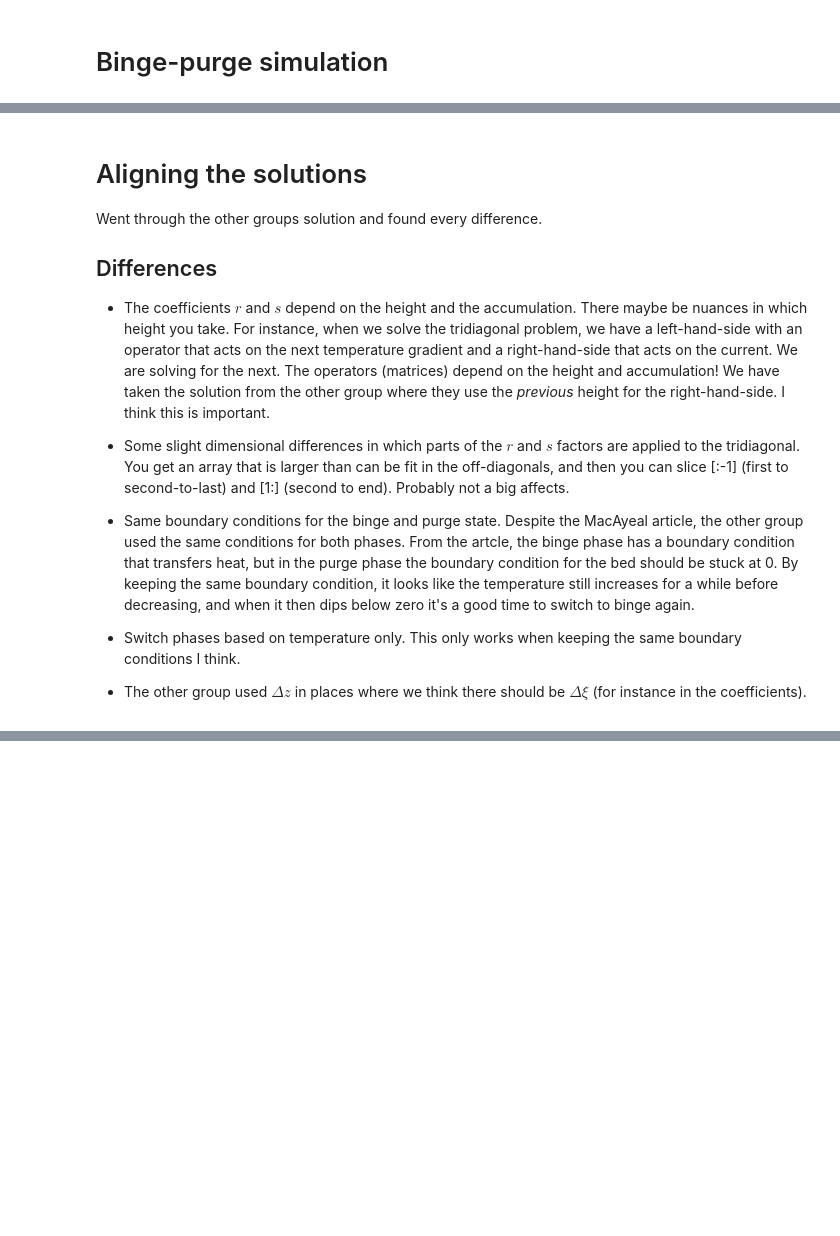
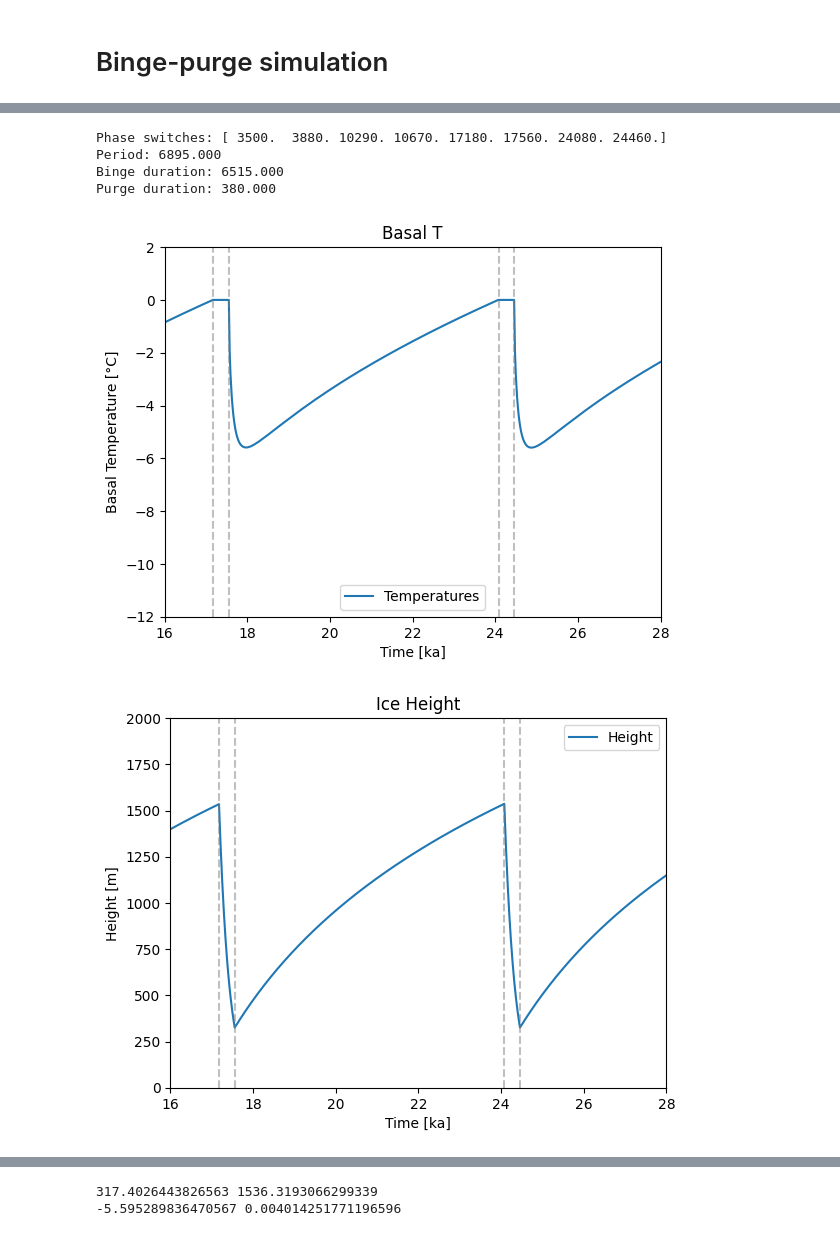
Before and after one commit to Bjartensen/binge_purge_eacp, a Jupyter notebook: project.ipynb, the cells around one changed output, grey strips where cells are left out. Saved outputs shown, nothing was run; the diff lists cells and outputs as text; code cells hidden in the pictures; blank space fills up the shorter version.

```diff
--- a/project.ipynb
+++ b/project.ipynb
@@ -753,16 +727,41 @@ No artists with labels found to put in legend.  Note that artists whose label st
-# %% [markdown]
-# Aligning the solutions
-
-Went through the other groups solution and found every difference.
-
-## Differences
-
-- The coefficients $r$ and $s$ depend on the height and the accumulation. There maybe be nuances in which height you take. For instance, when we solve the tridiagonal problem, we have a left-hand-side with an operator that acts on the next temperature gradient and a right-hand-side that acts on the current. We are solving for the next. The operators (matrices) depend on the height and accumulation! We have taken the solution from the other group where they use the *previous* height for the right-hand-side. I think this is important.
-
-- Some slight dimensional differences in which parts of the $r$ and $s$ factors are applied to the tridiagonal. You get an array that is larger than can be fit in the off-diagonals, and then you can slice [:-1] (first to second-to-last) and [1:] (second to end). Probably not a big affects.
-
-- Same boundary conditions for the binge and purge state. Despite the MacAyeal article, the other group used the same conditions for both phases. From the artcle, the binge phase has a boundary condition that transfers heat, but in the purge phase the boundary condition for the bed should be stuck at 0. By keeping the same boundary condition, it looks like the temperature still increases for a while before decreasing, and when it then dips below zero it's a good time to switch to binge again.
-
-- Switch phases based on temperature only. This only works when keeping the same boundary conditions I think.
-
-- The other group used $\Delta z$ in places where we think there should be $\Delta \xi$ (for instance in the coefficients).
+# %%
+def experiment():
+    T0 = -10
+    grid_size = 500
+    time_step = 10*YR
+    years = 30E3*YR
+    max_iterations = int(years/time_step)
+    sim = Simulation(T0, grid_size, time_step, max_iterations)
+    sim.set_downward_correction(False)
+
+    sim.run_simulation()
+
+    sim.print_period_info()
+
+    fig = plt.figure()
+    ax = fig.add_subplot(111)
+    sim.plot_basal_temp(16,28,-12,2,ax)
+    fig.savefig("basal_t.png", bbox_inches="tight")
+    plt.show()
+
+    fig = plt.figure()
+    ax = fig.add_subplot(111)
+    sim.plot_height(16,28,0,2000,ax)
+    fig.savefig("H.png", bbox_inches="tight")
+    plt.show()
+
+    fig = plt.figure()
+    ax = fig.add_subplot(111)
+    sim.plot_height(0,30,0,2000,ax, fill=True)
+    fig.savefig("H_fill.png", bbox_inches="tight")
+
+    return sim
+
+exp2 = experiment()
+# %% [output]
+Phase switches: [ 3500.  3880. 10290. 10670. 17180. 17560. 24080. 24460.]
+Period: 6895.000
+Binge duration: 6515.000
+Purge duration: 380.000
+[figure, added]
+[figure, added]
@@ -768,0 +769,7 @@ Went through the other groups solution and found every difference.
+# %%
+print(np.array(exp2.H_hist).min(), np.array(exp2.H_hist).max())
+#simSwitch = np.array(sim.switch, dtype=np.int64)
+print(np.array(exp2.T)[np.array(exp2.switch, dtype=np.int64)[0]:,0].min(), np.array(exp2.T)[np.array(exp2.switch, dtype=np.int64)[0]:,0].max())
+# %% [output]
+317.4026443826563 1536.3193066299339
+-5.595289836470567 0.004014251771196596
```
Also changed, not shown: parts of 14 cells of this notebook, 3 other files.
